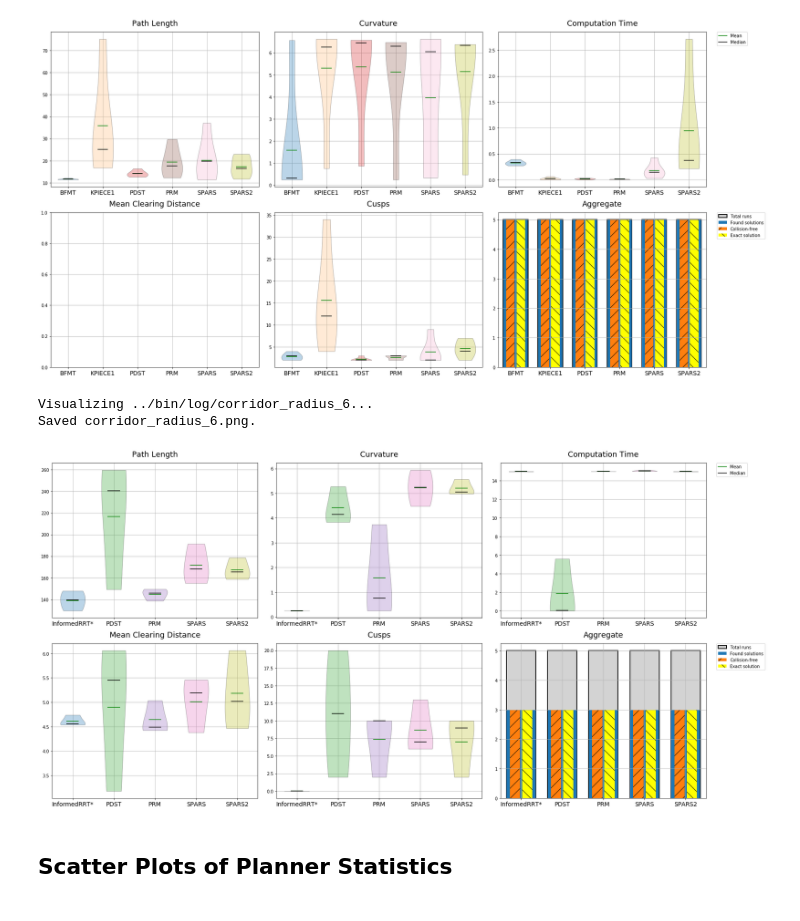
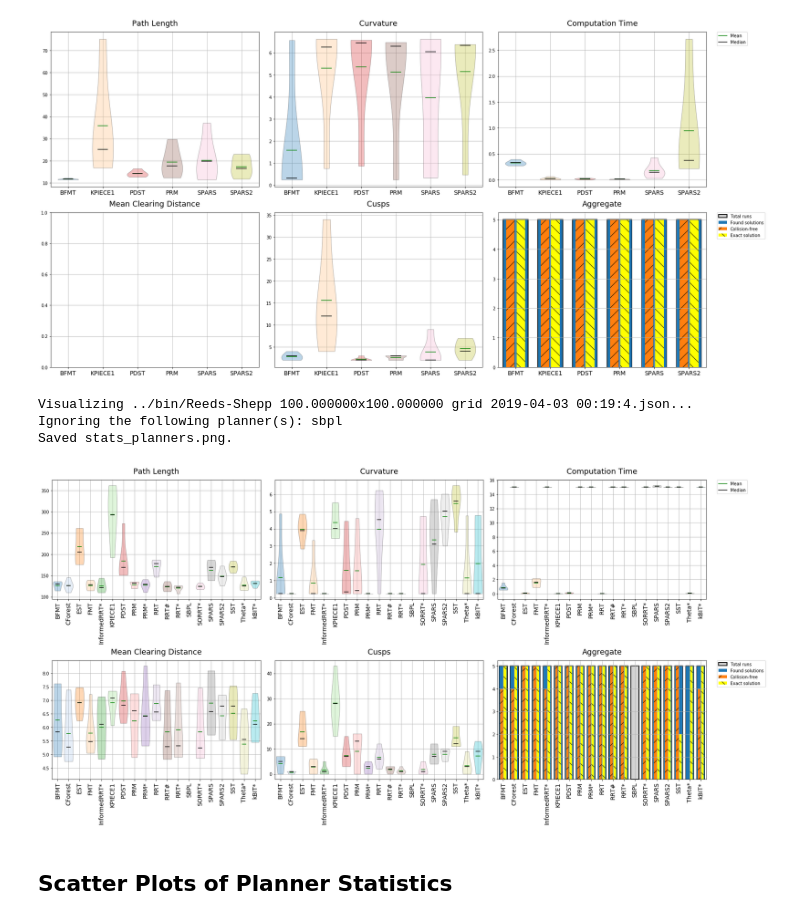
Before and after one commit to robot-motion/bench-mr, a Jupyter notebook: plotting/Planner Statistics.ipynb, the cells around one changed output. Drawn from its saved outputs; the diff is of its cells as text; code cells hidden in the pictures.

```diff
--- a/plotting/Planner Statistics.ipynb
+++ b/plotting/Planner Statistics.ipynb
@@ -25,11 +22,18 @@ Visualizing ../bin/log/parking1.json...
 Saved stats_parking1.png.
 [figure]
 # %%
-plot_planner_stats('../bin/log/corridor_radius_6', combine_views=True, plot_violins=True, save_file="corridor_radius_6.png", ticks_rotation=0, max_plots_per_line=3)
+plot_planner_stats('../bin/Reeds-Shepp 100.000000x100.000000 grid 2019-04-03 00:19:4.json',
+                   combine_views=True,
+                   plot_violins=True,
+                   ignore_planners="SBPL",
+                   save_file="stats_planners.png",
+                   ticks_rotation=90,
+                   max_plots_per_line=3)
 # %% [output]
-Visualizing ../bin/log/corridor_radius_6...
-Saved corridor_radius_6.png.
+Visualizing ../bin/Reeds-Shepp 100.000000x100.000000 grid 2019-04-03 00:19:4.json...
+Ignoring the following planner(s): sbpl
+Saved stats_planners.png.
-[figure, old version]
+[figure, new version]
 # %% [markdown]
 ## Scatter Plots of Planner Statistics
 # %%
```
Also changed, not shown: parts of 2 cells of this notebook, 16 other files.
